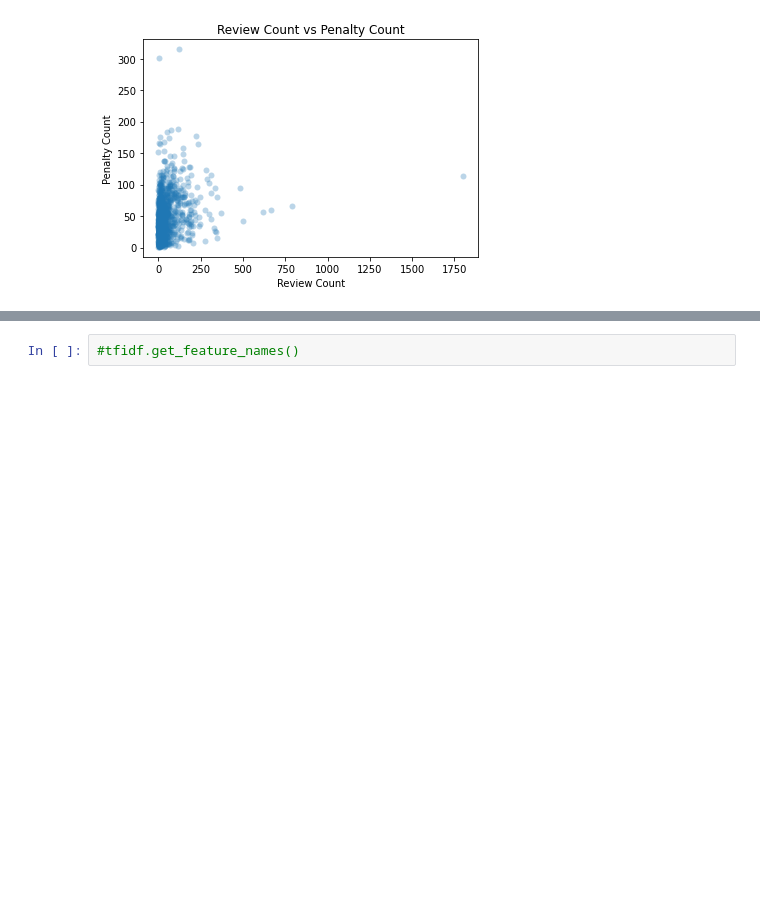
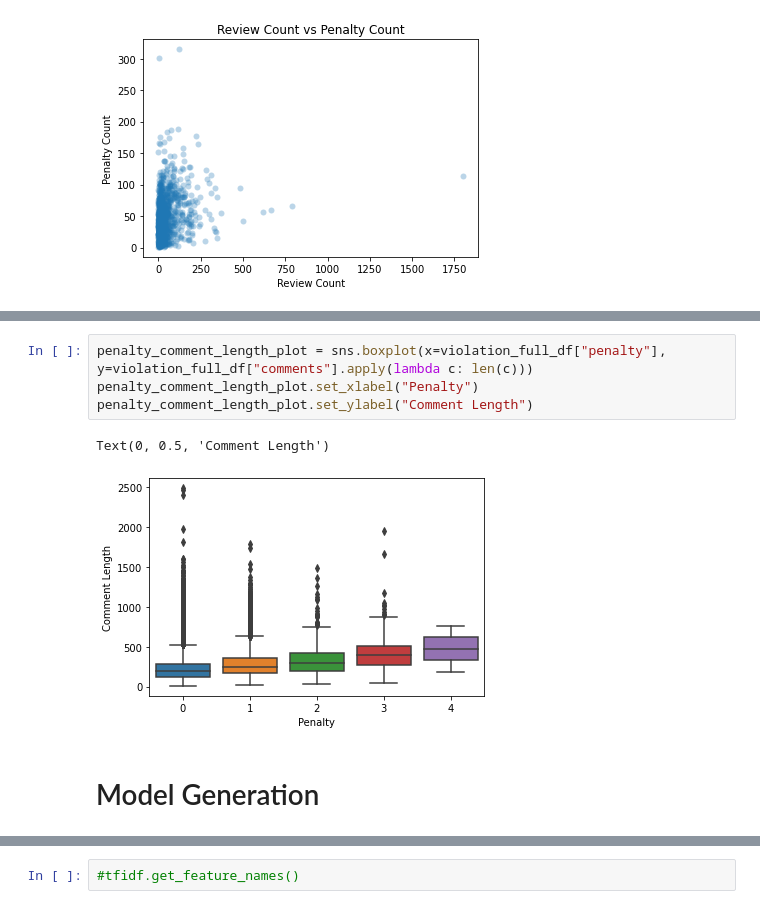
Before and after one commit to COGS108/individual_sp20, a Jupyter notebook: final_project/Scratch Work.ipynb, the cells around one changed output, grey strips where cells are left out. Drawn from its saved outputs; the diff is of its cells as text; blank space fills up the shorter version.

```diff
--- a/final_project/Scratch Work.ipynb
+++ b/final_project/Scratch Work.ipynb
@@ -420 +434,10 @@ violation_full_df.dropna(how="any", subset=["comments", "rating", "review_count"
+# %%
+penalty_comment_length_plot = sns.boxplot(x=violation_full_df["penalty"], y=violation_full_df["comments"].apply(lambda c: len(c)))
+penalty_comment_length_plot.set_xlabel("Penalty")
+penalty_comment_length_plot.set_ylabel("Comment Length")
+# %% [output]
+Text(0, 0.5, 'Comment Length')
+[figure, added]
+# %% [markdown]
+# Model Generation
 # %%
```
Also changed, not shown: parts of 62 cells of this notebook.
